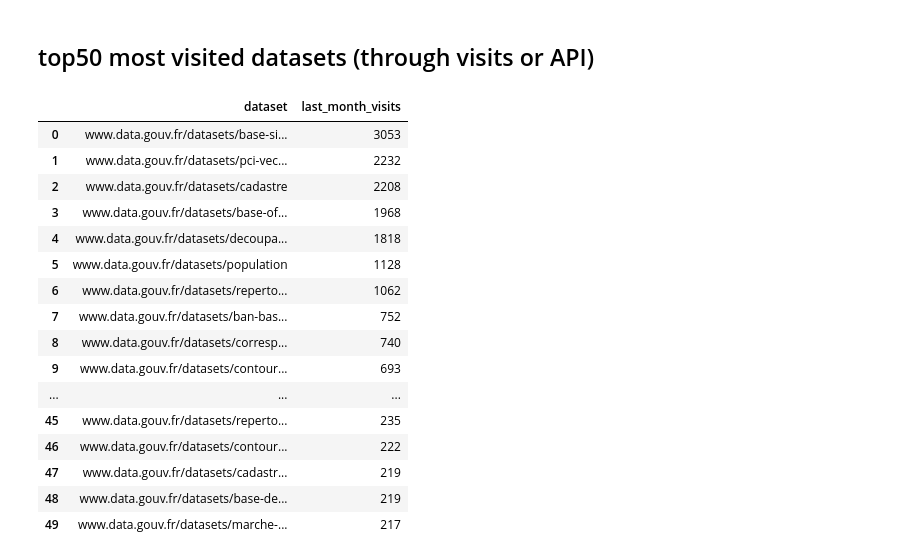
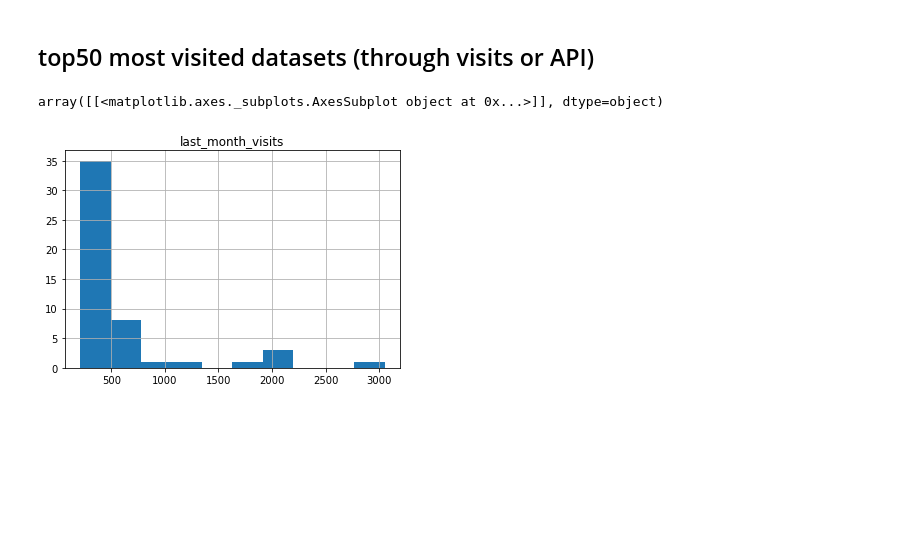
Before and after one commit to etalab/piwik_logs, a Jupyter notebook: most_visited_datasets.ipynb, the cells around one changed output. Saved outputs shown, nothing was run; the diff lists cells and outputs as text; code cells hidden in the pictures; blank space fills up the shorter version.

```diff
--- a/most_visited_datasets.ipynb
+++ b/most_visited_datasets.ipynb
@@ -73,22 +73,9 @@ all_datasets_as_list = ['www.data.gouv.fr/datasets/' + ds for ds in all_datasets
 ## top50 most visited datasets (through visits or API)
 # %%
 pd.set_option('display.max_colwidth', -1)
-pd.DataFrame(Counter(all_datasets_as_list).most_common(50), columns=['dataset', 'last_month_visits'])
+top50 = pd.DataFrame(Counter(all_datasets_as_list).most_common(50), columns=['dataset', 'last_month_visits'])
-# %% [output]
-|  | dataset | last_month_visits |
-| 0 | www.data.gouv.fr/datasets/base-si... | 3053 |
-| 1 | www.data.gouv.fr/datasets/pci-vec... | 2232 |
-| 2 | www.data.gouv.fr/datasets/cadastre | 2208 |
-| 3 | www.data.gouv.fr/datasets/base-of... | 1968 |
-| 4 | www.data.gouv.fr/datasets/decoupa... | 1818 |
-| 5 | www.data.gouv.fr/datasets/population | 1128 |
-| 6 | www.data.gouv.fr/datasets/reperto... | 1062 |
-| 7 | www.data.gouv.fr/datasets/ban-bas... | 752 |
-| 8 | www.data.gouv.fr/datasets/corresp... | 740 |
-| 9 | www.data.gouv.fr/datasets/contour... | 693 |
-| ... | ... | ... |
-| 45 | www.data.gouv.fr/datasets/reperto... | 235 |
-| 46 | www.data.gouv.fr/datasets/contour... | 222 |
-| 47 | www.data.gouv.fr/datasets/cadastr... | 219 |
-| 48 | www.data.gouv.fr/datasets/base-de... | 219 |
-| 49 | www.data.gouv.fr/datasets/marche-... | 217 |
+# %%
+top50.hist()
+# %% [output]
+array([[<matplotlib.axes._subplots.AxesSubplot object at 0x...>]], dtype=object)
+[figure, added]
```
Also changed, not shown: parts of 1 cell of this notebook, 3 other files.
